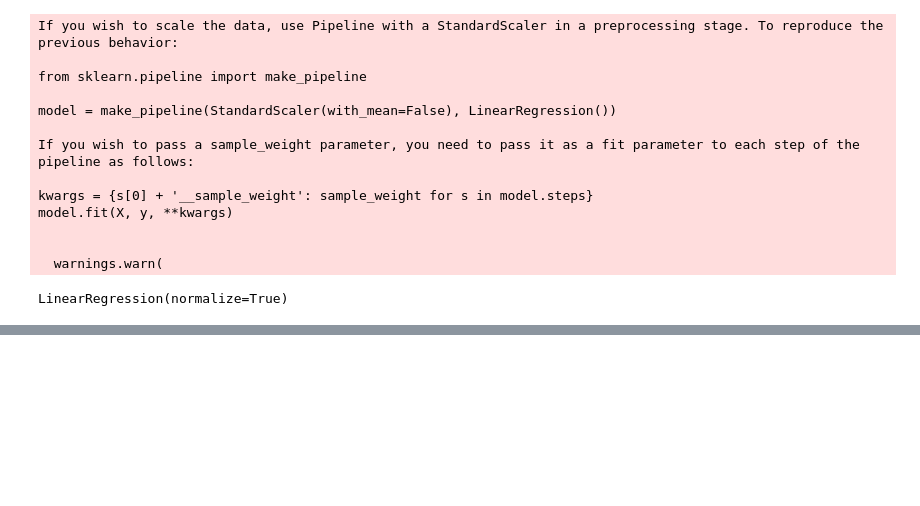
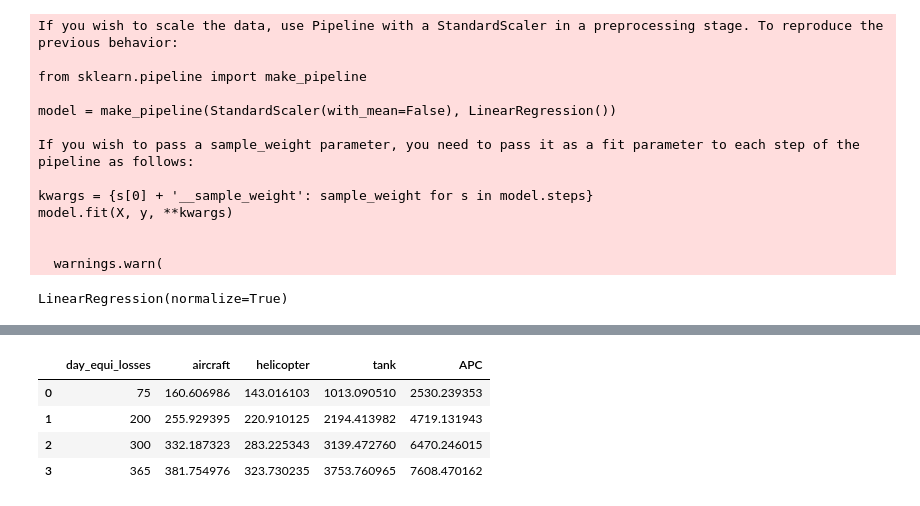
Before and after one commit to MohamedBelhedi/ukrainwarlosses, a Jupyter notebook: Losses of the Russian Army.ipynb, the cells around one changed output, grey strips where cells are left out. Drawn from its saved outputs; the diff is of its cells as text; code cells hidden in the pictures; blank space fills up the shorter version.

```diff
--- a/Losses of the Russian Army.ipynb
+++ b/Losses of the Russian Army.ipynb
@@ -95,0 +99,8 @@ array([ -4.71214012, -42.46775714])
+# %%
+result_complete_df
+# %% [output]
+|  | day_equi_losses | aircraft | helicopter | tank | APC |
+| 0 | 75 | 160.606986 | 143.016103 | 1013.090510 | 2530.239353 |
+| 1 | 200 | 255.929395 | 220.910125 | 2194.413982 | 4719.131943 |
+| 2 | 300 | 332.187323 | 283.225343 | 3139.472760 | 6470.246015 |
+| 3 | 365 | 381.754976 | 323.730235 | 3753.760965 | 7608.470162 |
```
Also changed, not shown: parts of 23 cells of this notebook.
